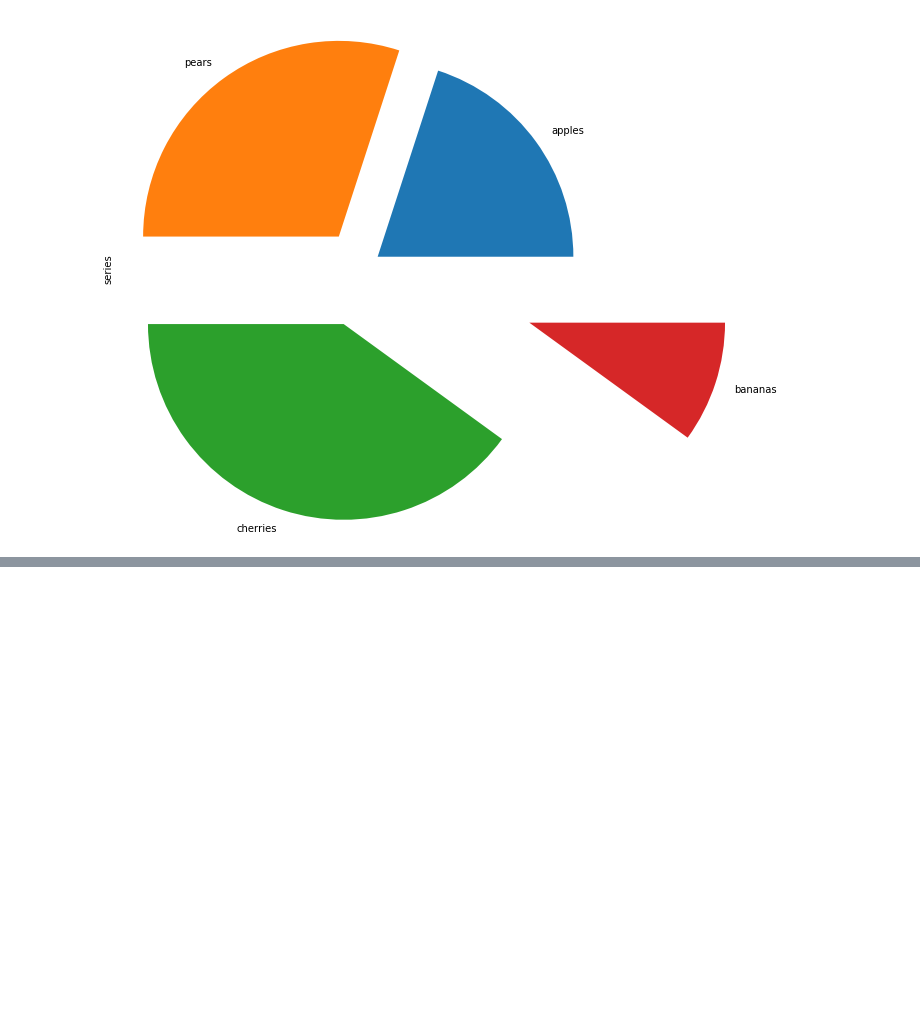
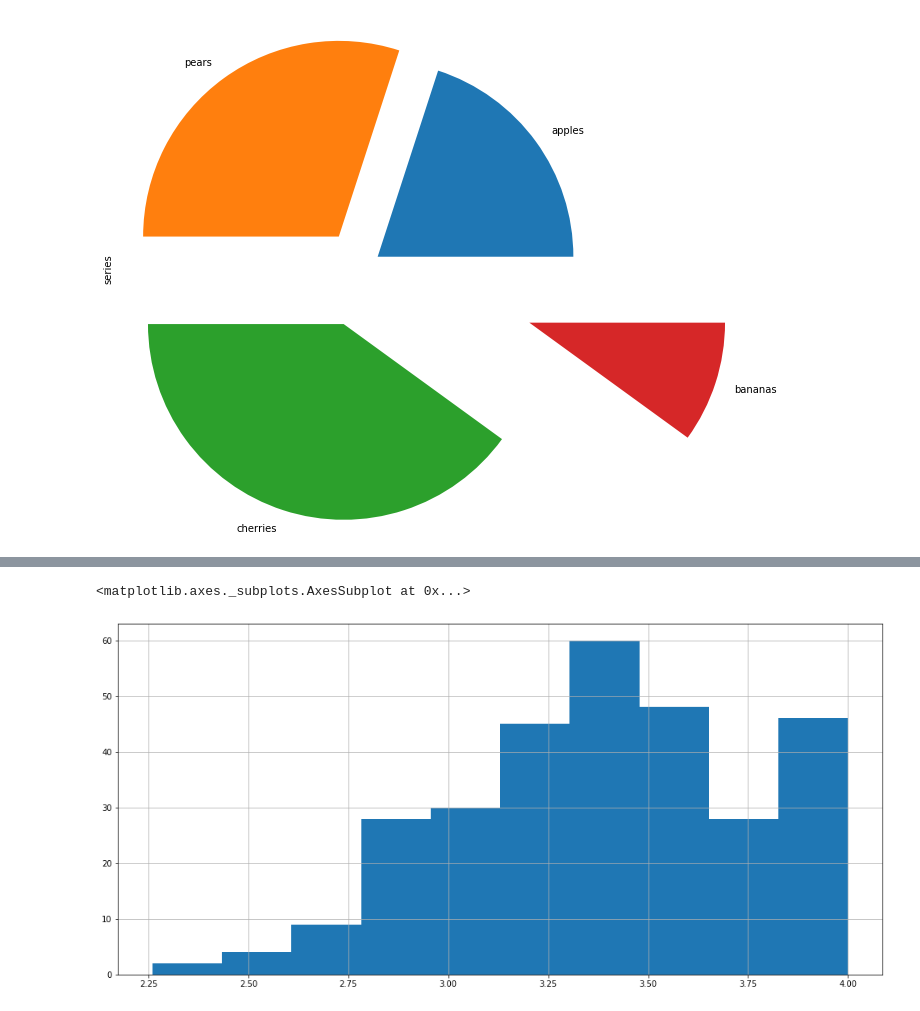
Before and after one commit to enuguru/DataScienceLevelOne, a Jupyter notebook: pydslevelone/data_visualization/plots.ipynb, the cells around one changed output, grey strips where cells are left out. Saved outputs shown, nothing was run; the diff lists cells and outputs as text; code cells hidden in the pictures; blank space fills up the shorter version.

```diff
--- a/pydslevelone/data_visualization/plots.ipynb
+++ b/pydslevelone/data_visualization/plots.ipynb
@@ -118,0 +155,5 @@ series.plot.pie(figsize=(9, 9), explode=explode)
+# %%
+dfTrain['gpa'].hist(figsize=(17,8))
+# %% [output]
+<matplotlib.axes._subplots.AxesSubplot at 0x...>
+[figure, added]
```
Also changed, not shown: parts of 7 cells of this notebook, 9 other files.
